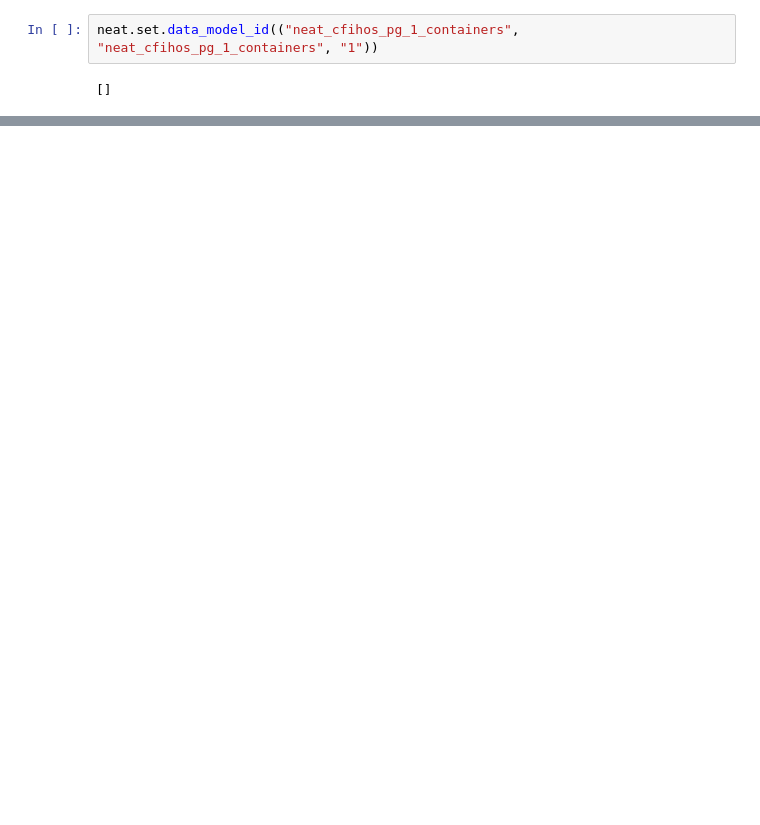
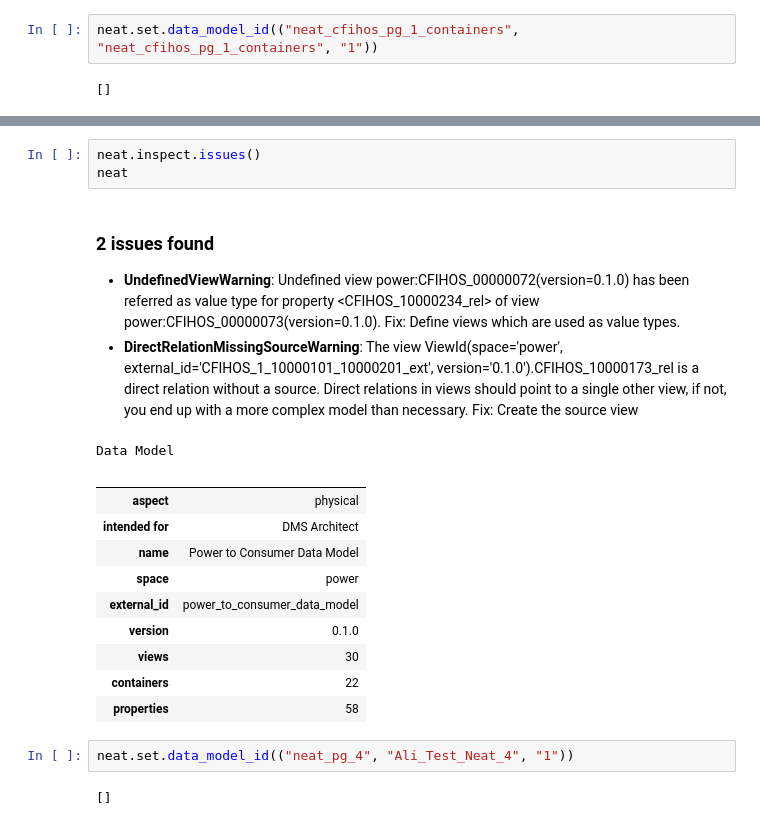
Before and after one commit to cognitedata/neat, a Jupyter notebook: test.ipynb, the cells around one changed output, grey strips where cells are left out. Saved outputs shown, nothing was run; the diff lists cells and outputs as text; blank space fills up the shorter version.

```diff
--- a/test.ipynb
+++ b/test.ipynb
@@ -217,0 +227,27 @@ neat.set.data_model_id(("neat_cfihos_pg_1_containers", "neat_cfihos_pg_1_contain
+# %%
+neat.inspect.issues()
+neat
+# %% [output]
+### 2 issues found
+
+  * **UndefinedViewWarning**: Undefined view power:CFIHOS_00000072(version=0.1.0) has been referred as value type for property <CFIHOS_10000234_rel> of view power:CFIHOS_00000073(version=0.1.0).
+Fix: Define views which are used as value types.
+  * **DirectRelationMissingSourceWarning**: The view ViewId(space='power', external_id='CFIHOS_1_10000101_10000201_ext', version='0.1.0').CFIHOS_10000173_rel is a direct relation without a source.
+    Direct relations in views should point to a single other view, if not, you end up
+    with a more complex model than necessary.
+Fix: Create the source view
+Data Model
+|  |  |
+| aspect | physical |
+| intended for | DMS Architect |
+| name | Power to Consumer Data Model |
+| space | power |
+| external_id | power_to_consumer_data_model |
+| version | 0.1.0 |
+| views | 30 |
+| containers | 22 |
+| properties | 58 |
+# %%
+neat.set.data_model_id(("neat_pg_4", "Ali_Test_Neat_4", "1"))
+# %% [output]
+[]
```
Also changed, not shown: parts of 9 cells of this notebook, 10 other files.
